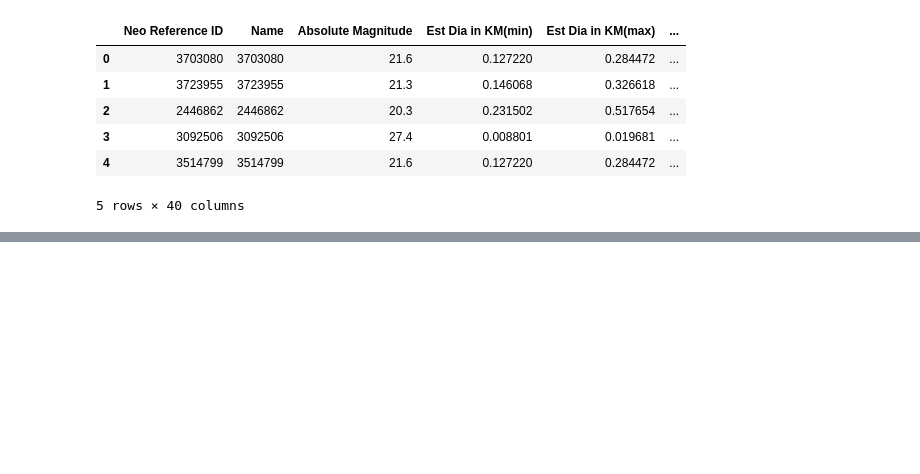
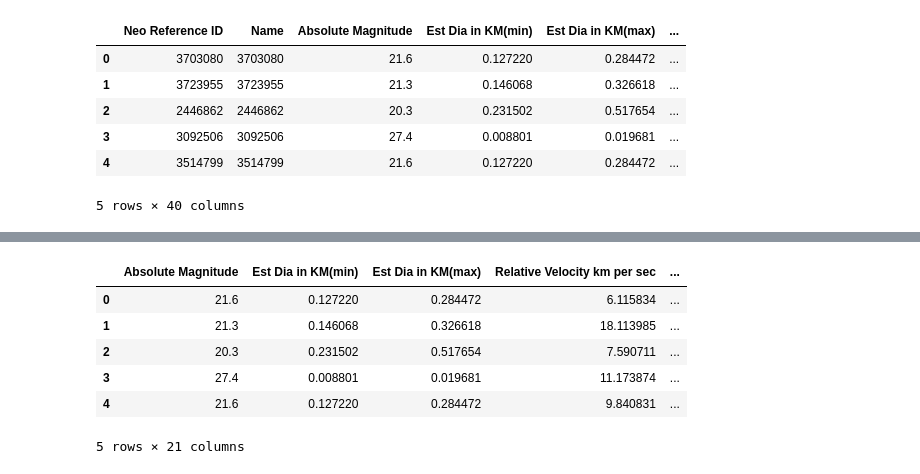
Before and after one commit to GitWitAnish/Machine-Learning, a Jupyter notebook: Nasa Asteroid Classification/main.ipynb, the cells around one changed output, grey strips where cells are left out. Saved outputs shown, nothing was run; the diff lists cells and outputs as text; code cells hidden in the pictures; blank space fills up the shorter version.

```diff
--- a/Nasa Asteroid Classification/main.ipynb
+++ b/Nasa Asteroid Classification/main.ipynb
@@ -16,0 +41,15 @@ df.head()
+# %%
+df = df.drop(['Neo Reference ID', 'Name', 'Orbit ID', 'Close Approach Date',
+                        'Epoch Date Close Approach', 'Orbit Determination Date','Orbiting Body', 'Equinox', 'Est Dia in M(min)', 'Est Dia in M(max)', 'Est Dia in Miles(min)'
+             ,'Est Dia in Miles(max)', 'Est Dia in Feet(min)', 'Est Dia in Feet(max)',
+             'Relative Velocity km per hr', 'Miles per hour', 'Miss Dist.(lunar)',
+             'Miss Dist.(kilometers)', 'Miss Dist.(miles)'] , axis = 1)
+df.head()
+# %% [output]
+|  | Absolute Magnitude | Est Dia in KM(min) | Est Dia in KM(max) | Relative Velocity km per sec | ... |
+| 0 | 21.6 | 0.127220 | 0.284472 | 6.115834 | ... |
+| 1 | 21.3 | 0.146068 | 0.326618 | 18.113985 | ... |
+| 2 | 20.3 | 0.231502 | 0.517654 | 7.590711 | ... |
+| 3 | 27.4 | 0.008801 | 0.019681 | 11.173874 | ... |
+| 4 | 21.6 | 0.127220 | 0.284472 | 9.840831 | ... |
+5 rows × 21 columns
```
Also changed, not shown: parts of 13 cells of this notebook, 1 other file.
